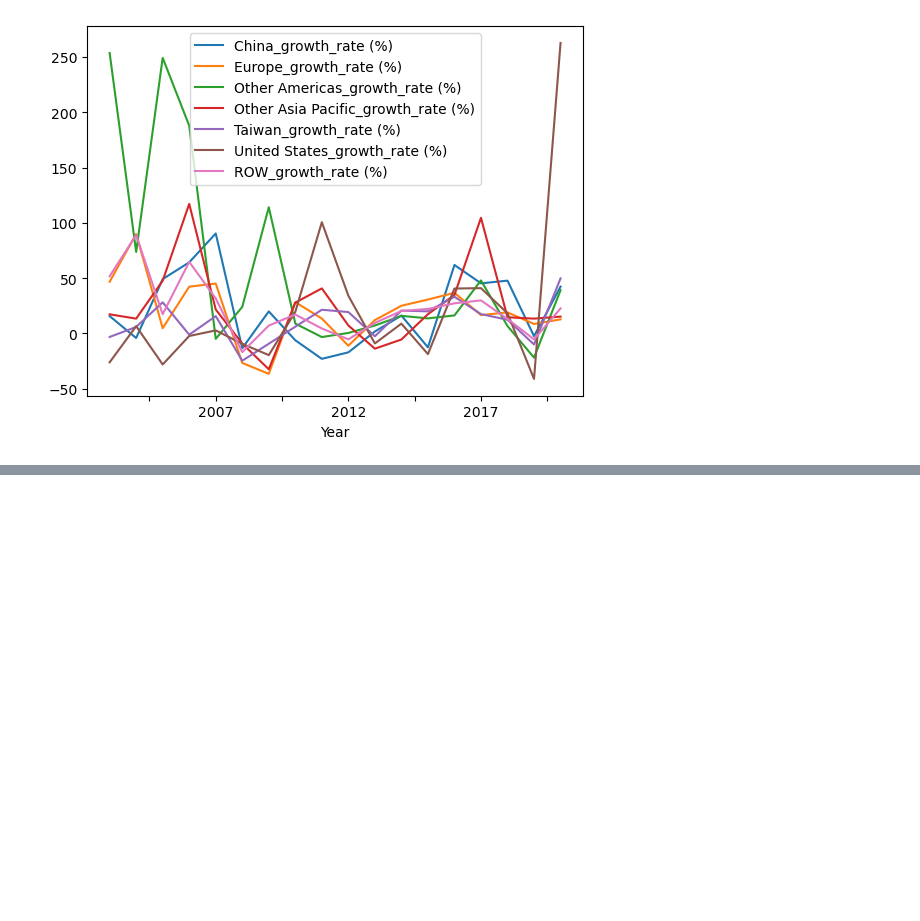
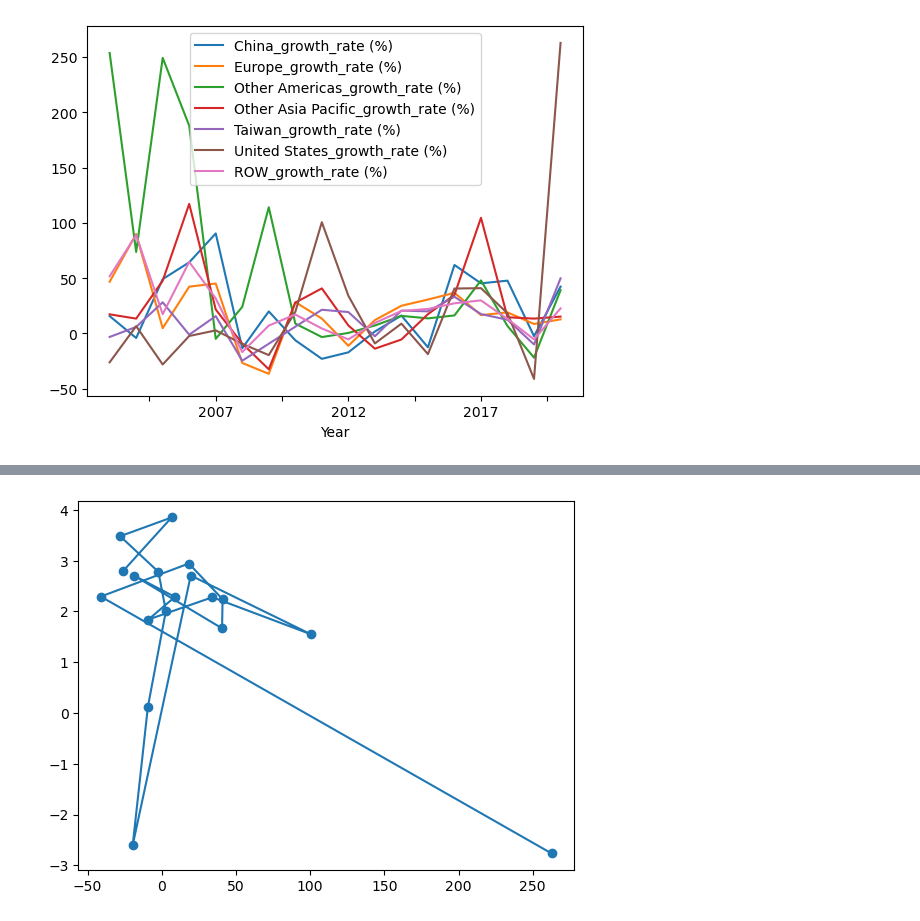
Before and after one commit to AimjGuytidy/Gwiza-analysis, a Jupyter notebook: Nvidia-case-study.ipynb, the cells around one changed output, grey strips where cells are left out. Saved outputs shown, nothing was run; the diff lists cells and outputs as text; code cells hidden in the pictures; blank space fills up the shorter version.

```diff
--- a/Nvidia-case-study.ipynb
+++ b/Nvidia-case-study.ipynb
@@ -284,5 +286,5 @@ gdp_df
 # %%
-gdp_df = gdp_df.drop(columns=["Unnamed: 66"]).T.drop(["Indicator Name","Indicator Code"])
+gdp_df = gdp_df.T.drop(["Indicator Name","Indicator Code"])
 header = gdp_df.iloc[0]
 gdp_df = gdp_df[1:]
 gdp_df.columns = header
@@ -1146,0 +1181,3 @@ nvidia_df.loc[:,~nvidia_df.columns.isin(pct_cols)].set_index("Year").plot()
+# %%
+us_dd["United States"] = us_dd["United States"].astype(float)
+us_dd
@@ -1146,0 +1198,8 @@ nvidia_df.loc[:,~nvidia_df.columns.isin(pct_cols)].set_index("Year").plot()
+# %%
+us_growth = us_dd[(us_dd["Year"]>=2002) & (us_dd["Year"]!=2021)]
+# %%
+plt.scatter(x = nvidia_df["United States_growth_rate (%)"],y = us_growth["United States"])
+plt.plot(nvidia_df["United States_growth_rate (%)"],us_growth["United States"])
+plt.show()
+# %% [output]
+[figure, added]
```
Also changed, not shown: parts of 18 cells of this notebook.
